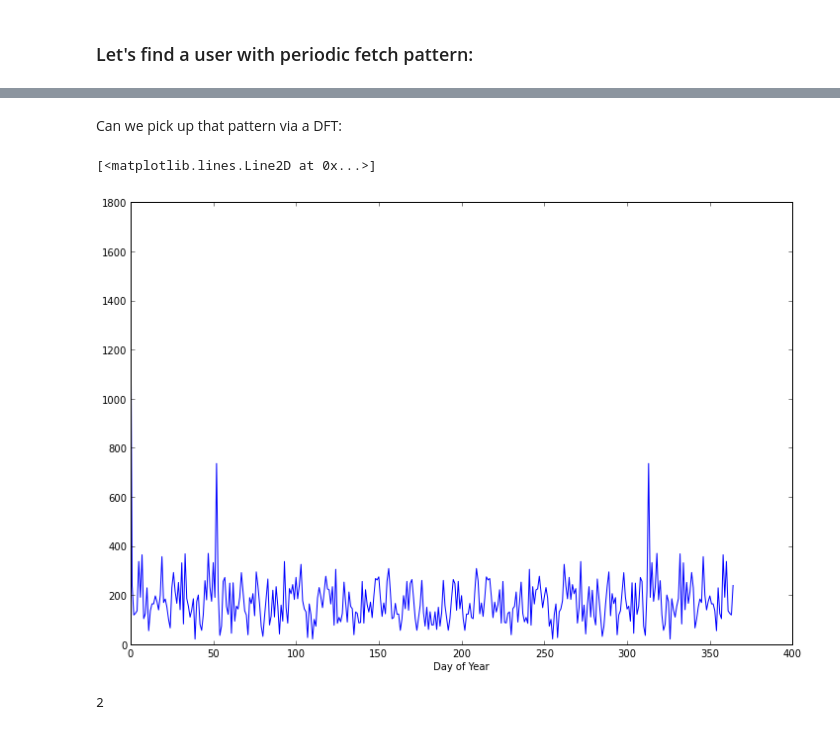
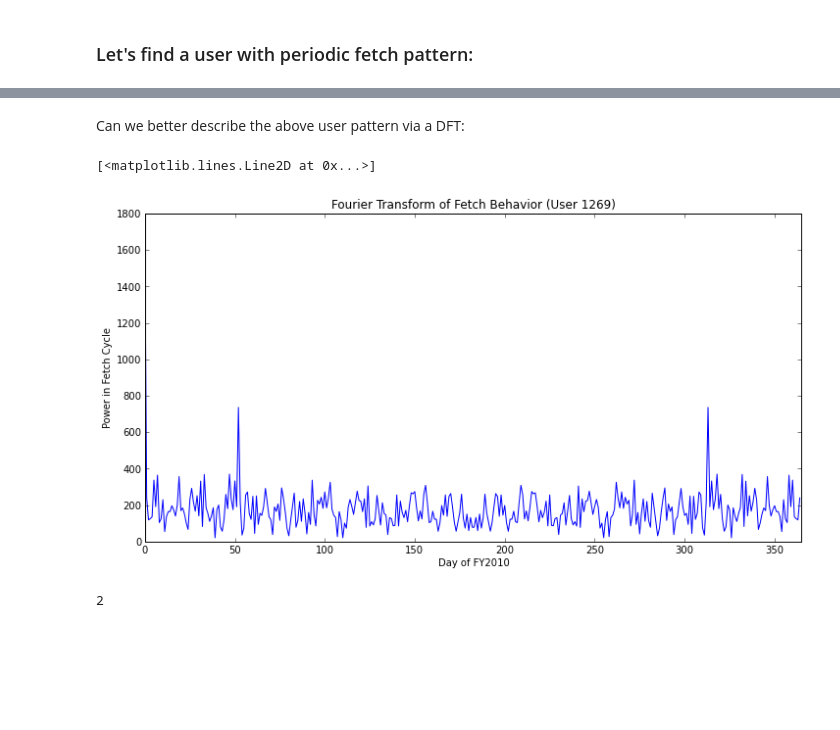
Before and after one commit to svkerr/Aerolink_Ubuntu, a Jupyter notebook: aerolink_daily_analysis.ipynb, the cells around one changed output, grey strips where cells are left out. Drawn from its saved outputs; the diff is of its cells as text; code cells hidden in the pictures; blank space fills up the shorter version.

```diff
--- a/aerolink_daily_analysis.ipynb
+++ b/aerolink_daily_analysis.ipynb
@@ -207,11 +195,11 @@ Verify that above routine is working
 ### Let's find a user with spikey fetch pattern:
 # %%
 from pylab import *
-rcParams['figure.figsize'] = 12,8
+rcParams['figure.figsize'] = 12,6
 plt.xlabel('Day of FY2010')
-plt.ylabel('Fetch Difference of Sequential Days')
+plt.ylabel('Number of Fetches')
 plt.xlim(0,365)
-plt.title('Daily Differentiation of Fetches (Badge 314159)')
-plt.plot(daily_diff[1269])
+plt.title('Daily User Fetch Counts (User 1269)')
+plt.plot(fetches[1269])
 # %% [output]
 [<matplotlib.lines.Line2D at 0x...>]
@@ -227,0 +209,8 @@ plt.plot(fetches[690])
+# %%
+from pylab import *
+rcParams['figure.figsize'] = 12,6
+plt.xlabel('Day of FY2010')
+plt.ylabel('Number of Fetches')
+plt.xlim(0,365)
+plt.title('Daily User Fetch Counts (User 690)')
+plt.plot(fetches[690])
@@ -227,0 +222,8 @@ plt.plot(fetches[690])
+# %%
+from pylab import *
+rcParams['figure.figsize'] = 12,6
+plt.xlabel('Day of FY2010')
+plt.ylabel('Number of Fetches')
+plt.xlim(0,365)
+plt.title('Daily User Fetch Counts (User 360)')
+plt.plot(fetches[360])
@@ -236,0 +235,8 @@ plt.plot(fetches[10])
+# %%
+from pylab import *
+rcParams['figure.figsize'] = 12,6
+plt.xlabel('Day of FY2010')
+plt.ylabel('Number of Fetches')
+plt.xlim(0,365)
+plt.title('Daily User Fetch Counts (User 1269)')
+plt.plot(fetches[10])
@@ -237,19 +246,23 @@ plt.plot(fetches[10])
 # %% [markdown]
-Can we pick up that pattern via a DFT:
+Can we better describe the above user pattern via a DFT:
 # %%
 signal = fetches[10]
 n = signal.size
 fourier = np.fft.fft(signal)
 freq = np.fft.fftfreq(n)
 fourier.size
 
-plt.xlabel('Day of Year')
+rcParams['figure.figsize'] = 12,6
+plt.xlabel('Day of FY2010')
+plt.ylabel('Power in Fetch Cycle')
+plt.xlim(0,365)
+plt.title('Fourier Transform of Fetch Behavior (User 1269)')
 plt.plot(np.abs(fourier))
 #print np.abs(fourier[45:55])
 #print np.abs(fourier[50])
 # %% [output]
 [<matplotlib.lines.Line2D at 0x...>]
-[figure, old version]
+[figure, new version]
 # %%
 import itertools
 
```
Also changed, not shown: parts of 20 cells of this notebook.
